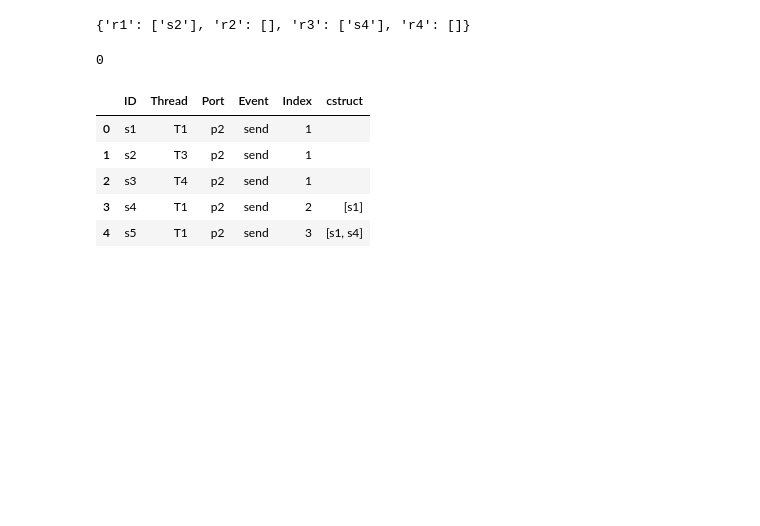
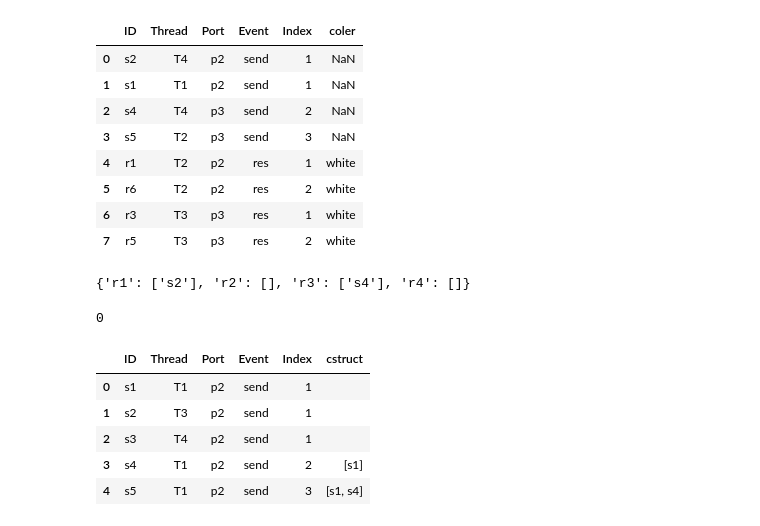
Before and after one commit to fswu0831/RTOS_sample_Algorithm, a Jupyter notebook: pro_env.ipynb, the cells around one changed output. Saved outputs shown, nothing was run; the diff lists cells and outputs as text; code cells hidden in the pictures; blank space fills up the shorter version.

```diff
--- a/pro_env.ipynb
+++ b/pro_env.ipynb
@@ -804,3 +795,16 @@ for i in range(len(Qr)):
+# %%
+Q=pd.concat([Qs[loop],Qr[loop]]).reset_index(drop=True)
+Q
+# %% [output]
+|  | ID | Thread | Port | Event | Index | coler |
+| 0 | s2 | T4 | p2 | send | 1 | NaN |
+| 1 | s1 | T1 | p2 | send | 1 | NaN |
+| 2 | s4 | T4 | p3 | send | 2 | NaN |
+| 3 | s5 | T2 | p3 | send | 3 | NaN |
+| 4 | r1 | T2 | p2 | res | 1 | white |
+| 5 | r6 | T2 | p2 | res | 2 | white |
+| 6 | r3 | T3 | p3 | res | 1 | white |
+| 7 | r5 | T3 | p3 | res | 2 | white |
 # %%
 Q=pd.concat([Qs[0],Qr[0]]).sort_index()
 V=Qr[0].Port.unique()
```
Also changed, not shown: parts of 8 cells of this notebook, 2 other files.
